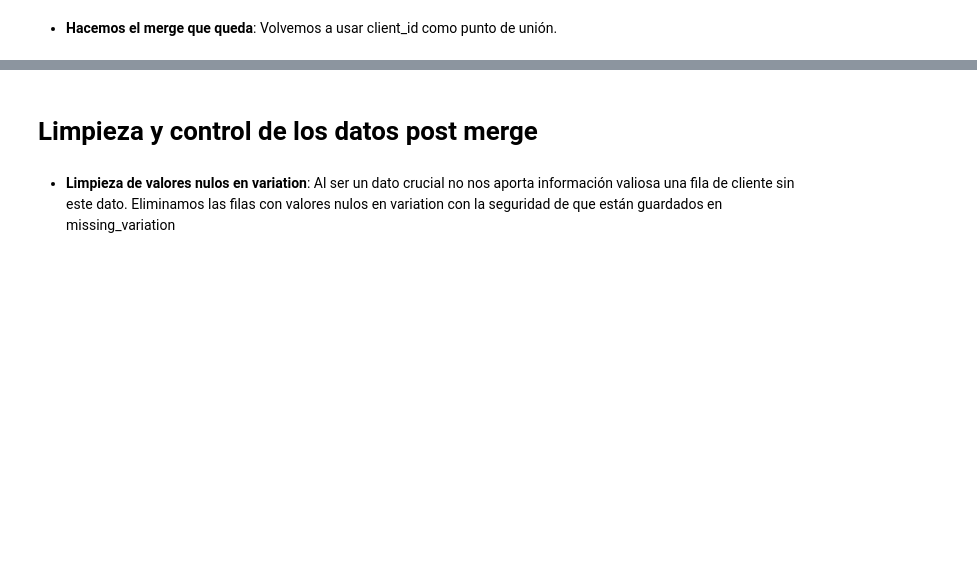
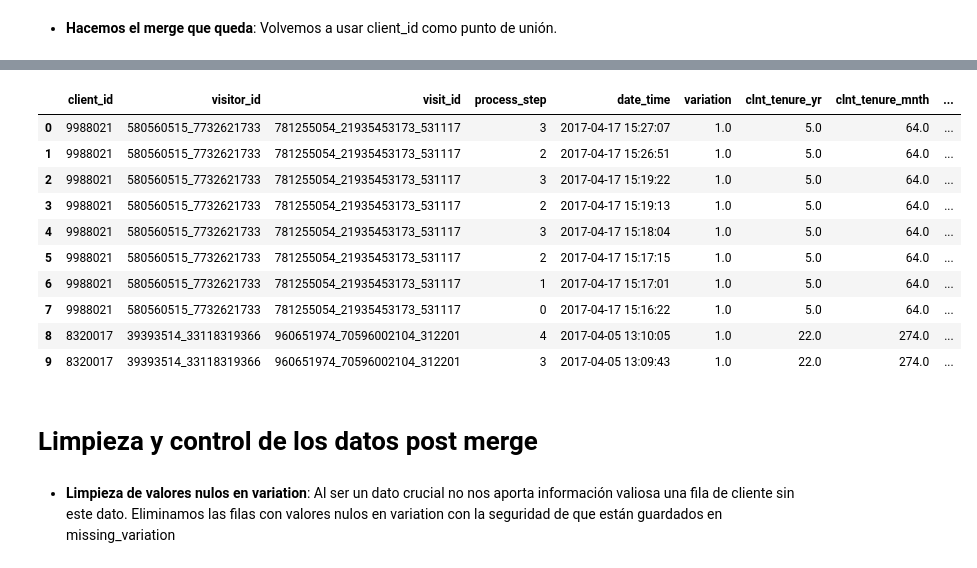
Before and after one commit to Greta-galeana/abtest_vanguard, a Jupyter notebook: main.ipynb, the cells around one changed output, grey strips where cells are left out. Saved outputs shown, nothing was run; the diff lists cells and outputs as text; code cells hidden in the pictures; blank space fills up the shorter version.

```diff
--- a/main.ipynb
+++ b/main.ipynb
@@ -180,3 +182,17 @@ df.sample(5)
+# %%
+df.head(10)
+# %% [output]
+|  | client_id | visitor_id | visit_id | process_step | date_time | variation | clnt_tenure_yr | clnt_tenure_mnth | ... |
+| 0 | 9988021 | 580560515_7732621733 | 781255054_21935453173_531117 | 3 | 2017-04-17 15:27:07 | 1.0 | 5.0 | 64.0 | ... |
+| 1 | 9988021 | 580560515_7732621733 | 781255054_21935453173_531117 | 2 | 2017-04-17 15:26:51 | 1.0 | 5.0 | 64.0 | ... |
+| 2 | 9988021 | 580560515_7732621733 | 781255054_21935453173_531117 | 3 | 2017-04-17 15:19:22 | 1.0 | 5.0 | 64.0 | ... |
+| 3 | 9988021 | 580560515_7732621733 | 781255054_21935453173_531117 | 2 | 2017-04-17 15:19:13 | 1.0 | 5.0 | 64.0 | ... |
+| 4 | 9988021 | 580560515_7732621733 | 781255054_21935453173_531117 | 3 | 2017-04-17 15:18:04 | 1.0 | 5.0 | 64.0 | ... |
+| 5 | 9988021 | 580560515_7732621733 | 781255054_21935453173_531117 | 2 | 2017-04-17 15:17:15 | 1.0 | 5.0 | 64.0 | ... |
+| 6 | 9988021 | 580560515_7732621733 | 781255054_21935453173_531117 | 1 | 2017-04-17 15:17:01 | 1.0 | 5.0 | 64.0 | ... |
+| 7 | 9988021 | 580560515_7732621733 | 781255054_21935453173_531117 | 0 | 2017-04-17 15:16:22 | 1.0 | 5.0 | 64.0 | ... |
+| 8 | 8320017 | 39393514_33118319366 | 960651974_70596002104_312201 | 4 | 2017-04-05 13:10:05 | 1.0 | 22.0 | 274.0 | ... |
+| 9 | 8320017 | 39393514_33118319366 | 960651974_70596002104_312201 | 3 | 2017-04-05 13:09:43 | 1.0 | 22.0 | 274.0 | ... |
 # %% [markdown]
 # Limpieza y control de los datos post merge
 # %% [markdown]
```
Also changed, not shown: parts of 21 cells of this notebook.
